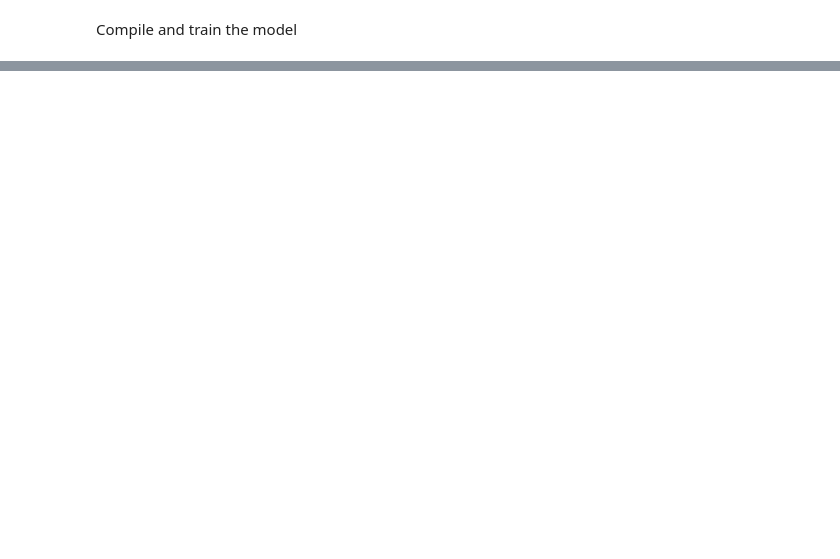
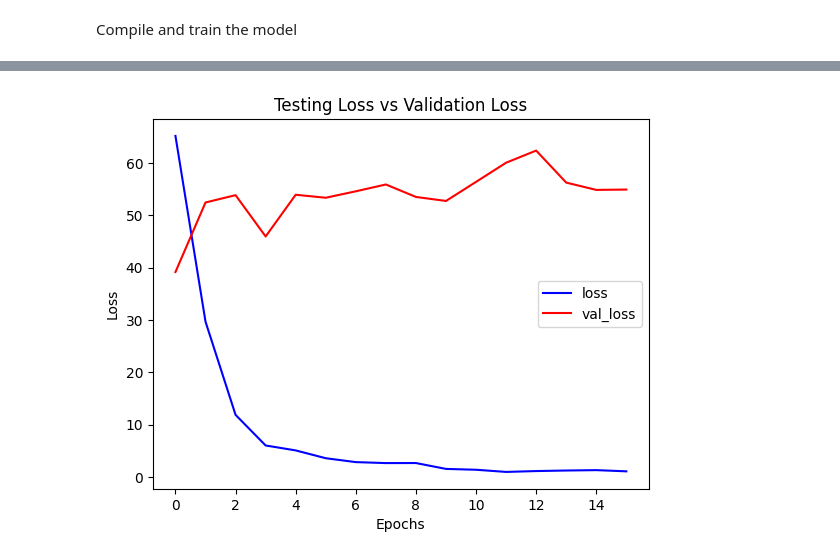
Before and after one commit to peshmerge/advanced_computer_vision, a Jupyter notebook: ConvLSTM.ipynb, the cells around one changed output, grey strips where cells are left out. Drawn from its saved outputs; the diff is of its cells as text; code cells hidden in the pictures; blank space fills up the shorter version.

```diff
--- a/ConvLSTM.ipynb
+++ b/ConvLSTM.ipynb
@@ -209,7 +217,7 @@ Compile and train the model
 # %%
 %%time
 # Create an Instance of Early Stopping Callback
-early_stopping_callback = EarlyStopping(monitor = 'val_loss', patience = 10, mode = 'min', restore_best_weights = True)
+early_stopping_callback = EarlyStopping(monitor = 'val_loss', patience = 15, mode = 'min', restore_best_weights = True)
 optimizer = 'adam'
 # Compile the model and specify loss function, optimizer and metrics values to the model
 convlstm_model.compile(loss = 'categorical_crossentropy', optimizer = optimizer, metrics = ["accuracy"])
@@ -223,6 +231,6 @@ convlstm_model_training_history = convlstm_model.fit(x = training_generator,
     validation_data = validation_generator,
     use_multiprocessing=True,
     workers=6,
-    epochs = 20,
+    epochs = 60,
     callbacks = [early_stopping_callback])
 # %% [output]
@@ -239,0 +274,34 @@ model_evaluation_history = convlstm_model.evaluate(x = validation_generator, use
+# %%
+def plot_metric(model_training_history, metric_name_1, metric_name_2, plot_name,y_label='accuracy'):
+    '''
+    This function will plot the metrics passed to it in a graph.
+    Args:
+        model_training_history: A history object containing a record of training and validation
+                                loss values and metrics values at successive epochs
+        metric_name_1:          The name of the first metric that needs to be plotted in the graph.
+        metric_name_2:          The name of the second metric that needs to be plotted in the graph.
+        plot_name:              The title of the graph.
+    '''
+    # Get metric values using metric names as identifiers.
+    metric_value_1 = model_training_history.history[metric_name_1]
+    metric_value_2 = model_training_history.history[metric_name_2]
+
+    # Construct a range object which will be used as x-axis (horizontal plane) of the graph.
+    epochs = range(len(metric_value_1))
+
+    # Plot the Graph.
+    plt.plot(epochs, metric_value_1, 'blue', label = metric_name_1)
+    plt.plot(epochs, metric_value_2, 'red', label = metric_name_2)
+
+    # Add title to the plot.
+    plt.title(str(plot_name))
+
+    plt.xlabel('Epochs')
+    plt.ylabel(y_label)
+
+    # Add legend to the plot.
+    plt.legend()
+# %%
+plot_metric(convlstm_model_training_history, 'loss', 'val_loss', 'Testing Loss vs Validation Loss', 'Loss')
+# %% [output]
+[figure, added]
```
Also changed, not shown: parts of 14 cells of this notebook, 3 other files.
